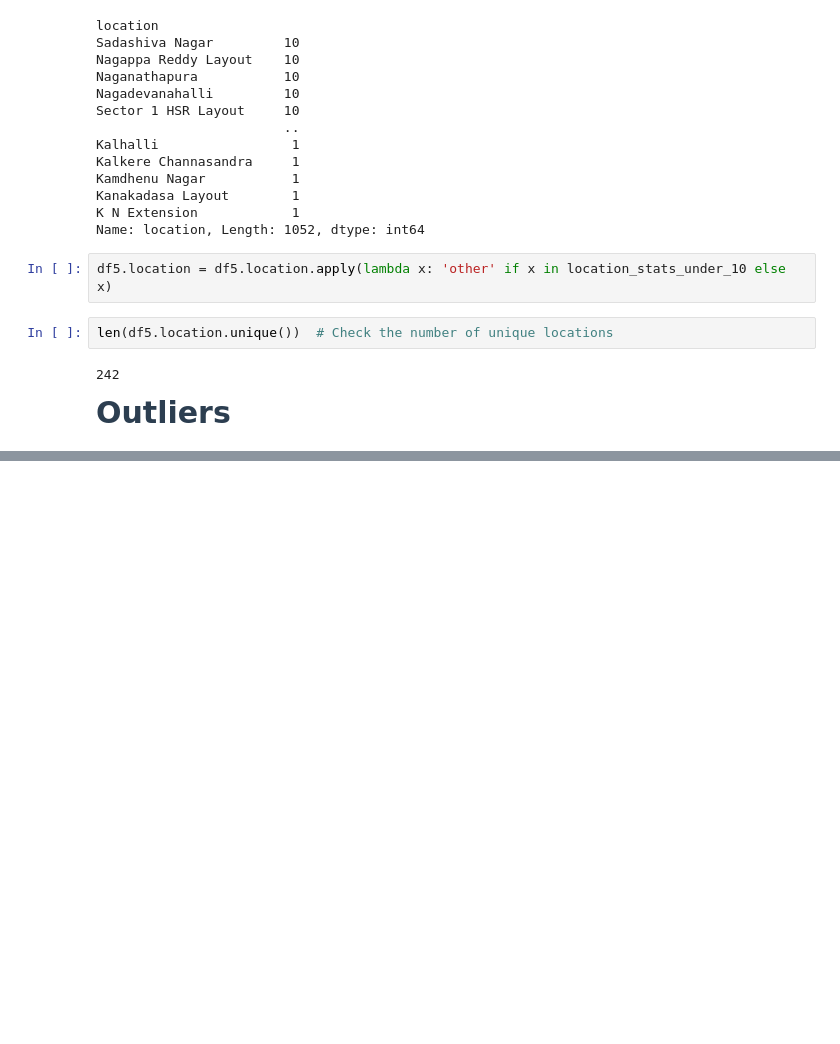
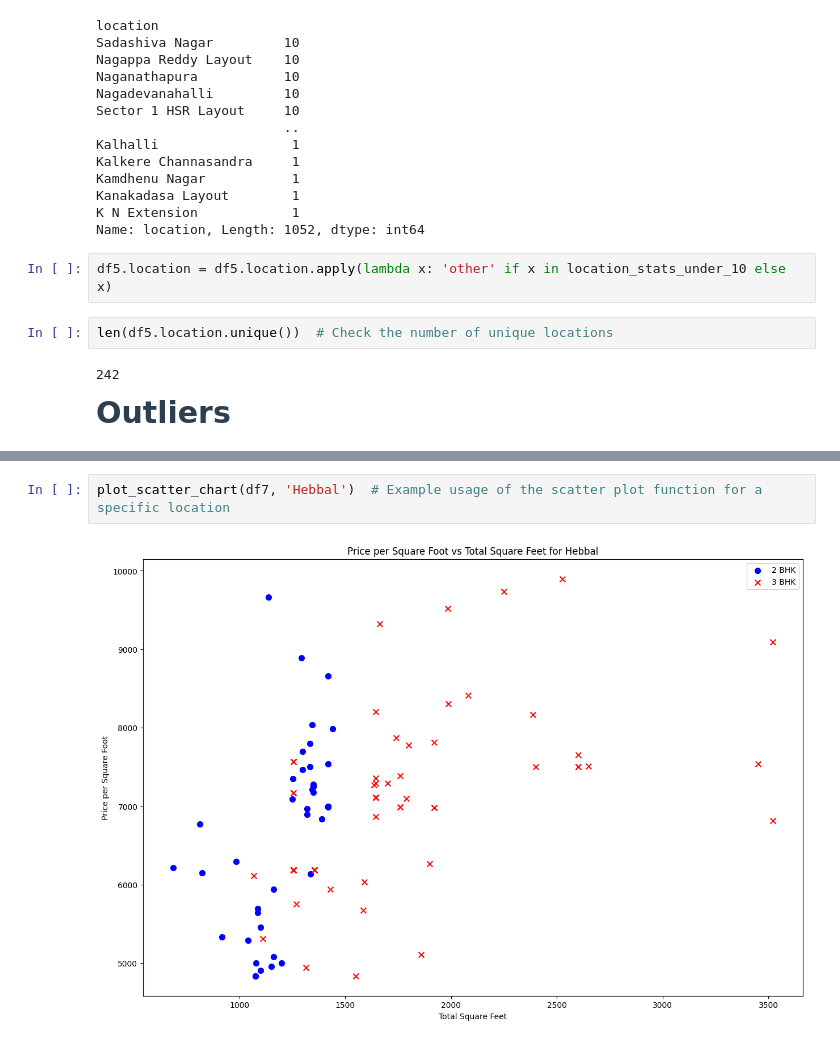
Before and after one commit to AbdeslemHMN/website_prdict_home_price, a Jupyter notebook: model/model.ipynb, the cells around one changed output, grey strips where cells are left out. Saved outputs shown, nothing was run; the diff lists cells and outputs as text; blank space fills up the shorter version.

```diff
--- a/model/model.ipynb
+++ b/model/model.ipynb
@@ -458,0 +606,4 @@ len(df5.location.unique())  # Check the number of unique locations
+# %%
+plot_scatter_chart(df7, 'Hebbal')  # Example usage of the scatter plot function for a specific location
+# %% [output]
+[figure, added]
```
Also changed, not shown: parts of 41 cells of this notebook.
